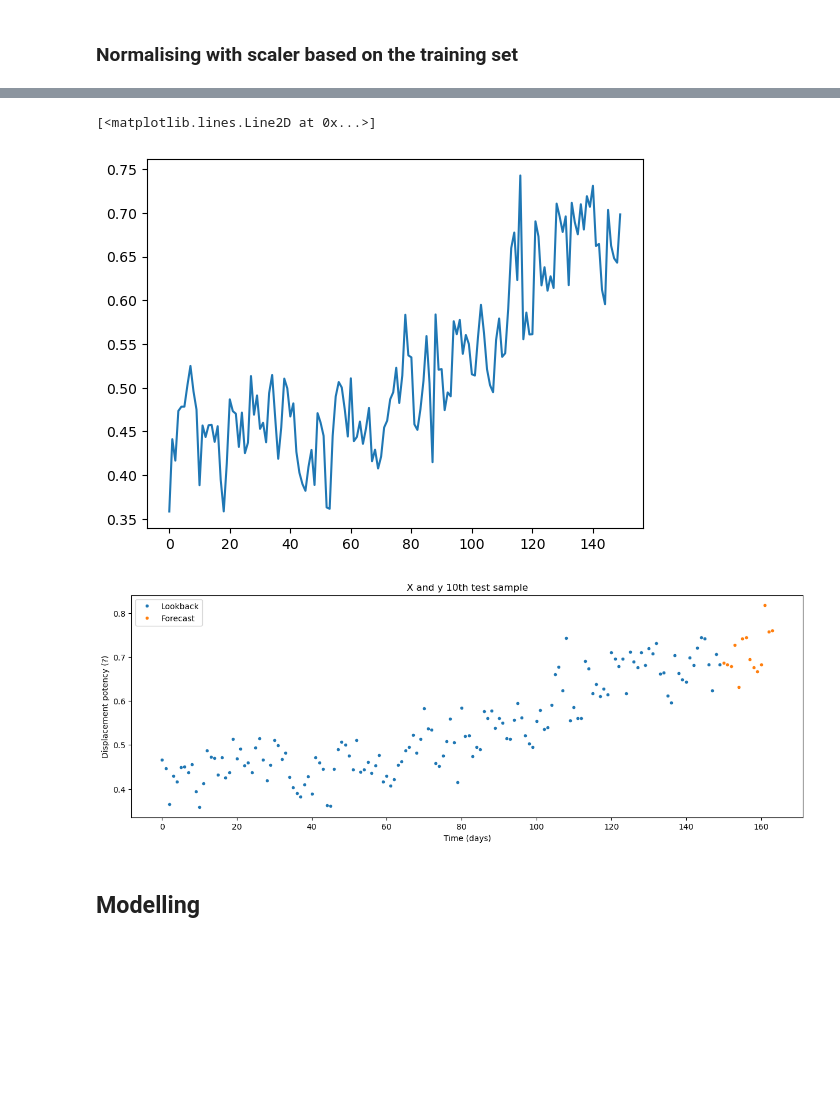
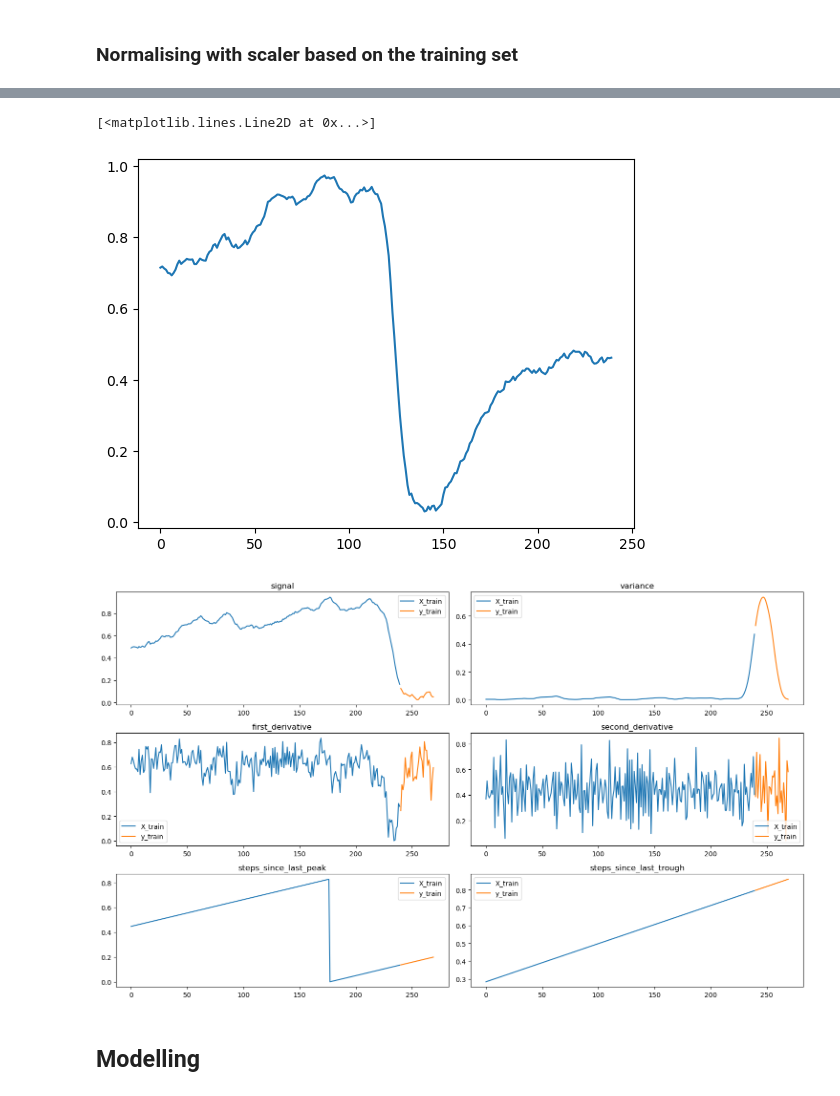
Before and after one commit to ai4er-cdt/earthquake-predictability, a Jupyter notebook: notebooks/CGB47 006 - Cascadia - LSTM One-shot Multi-step.ipynb, the cells around one changed output, grey strips where cells are left out. Drawn from its saved outputs; the diff is of its cells as text; code cells hidden in the pictures; blank space fills up the shorter version.

Commit message:
Turned unviariate cascadia into multi-variate cascadia for the ablation study, archived my old notebooks, updated some plotting functions to have readable labels

```diff
--- a/notebooks/CGB47 006 - Cascadia - LSTM One-shot Multi-step.ipynb
+++ b/notebooks/CGB47 006 - Cascadia - LSTM One-shot Multi-step.ipynb
@@ -120,0 +122,5 @@ plt.show()
+# %%
+df_features = create_features(df_smoothed.copy())
+feature_list = df_features.columns
+
+df_features
@@ -145,7 +202,32 @@ Testing data shapes: torch.Size([700, 150]), torch.Size([700, 14])
 ### Normalising with scaler based on the training set
 # %%
 # Normalise the dataset and save all sets into data_dict; keep scalers for later.
-data_dict, scaler_X, scaler_y = normalise_dataset(X_train, y_train, X_test, y_test)
+scaler = "standard"  # Set to either standard or min-max
+data_dict, scalers_X, scalers_y = normalise_dataset_multi_feature(
+    X_train, y_train, X_test, y_test, X_val, y_val
+)
 
-print(data_dict.keys())
+print(f"Data Dictionary keys:\t{data_dict.keys()}")
+print("------------------")
+print("Original dataset shapes:")
+print(
+    f"Training data shapes:\t\t{data_dict['X_train'].shape}\t\t{data_dict['y_train'].shape}"
+)
+print(
+    f"Testing data shapes:\t\t{data_dict['X_val'].shape}\t\t{data_dict['y_val'].shape}"
+)
+print(
+    f"Validation data shapes:\t\t{data_dict['X_test'].shape}\t\t{data_dict['y_test'].shape}"
+)
+print("------------------")
+print("Normalised dataset shapes:")
+print(
+    f"Training data shapes:\t\t{data_dict['X_train_sc'].shape}\t\t{data_dict['y_train_sc'].shape}"
+)
+print(
+    f"Validation data shapes:\t\t{data_dict['X_val_sc'].shape}\t\t{data_dict['y_val_sc'].shape}"
+)
+print(
+    f"Testing data shapes:\t\t{data_dict['X_test_sc'].shape}\t\t{data_dict['y_test_sc'].shape}"
+)
 # %% [output]
@@ -153,21 +245,12 @@ dict_keys(['X_train', 'y_train', 'X_test', 'y_test', 'X_train_sc', 'y_train_sc',
 # %%
 # Plot 3rd X_test window
-plt.plot(data_dict["X_test_sc"][2, :])
+plt.plot(data_dict["X_test_sc"][2, :, 0])
 # %% [output]
 [<matplotlib.lines.Line2D at 0x...>]
-[figure, old version]
+[figure, new version]
 # %%
-# Plot an example X and y sample
-plt.figure(figsize=(15, 5))
-plt.plot(data_dict["X_test_sc"][10], ".", label="Lookback")
-# Plot the y sample shifted by the length of the lookback
-plt.plot(np.arange(LOOKBACK, LOOKBACK + FORECAST), data_dict["y_test_sc"][10], ".", label="Forecast")
-plt.title("X and y 10th test sample")
-plt.xlabel("Time (days)")
-plt.ylabel("Displacement potency (?)")
-plt.legend()
-plt.show()
+plot_random_window(data_dict, feature_list)
 # %% [output]
-[figure, old version]
+[figure, new version]
 # %% [markdown]
 ## Modelling
```
Also changed, not shown: parts of 46 cells of this notebook, 16 other files.
